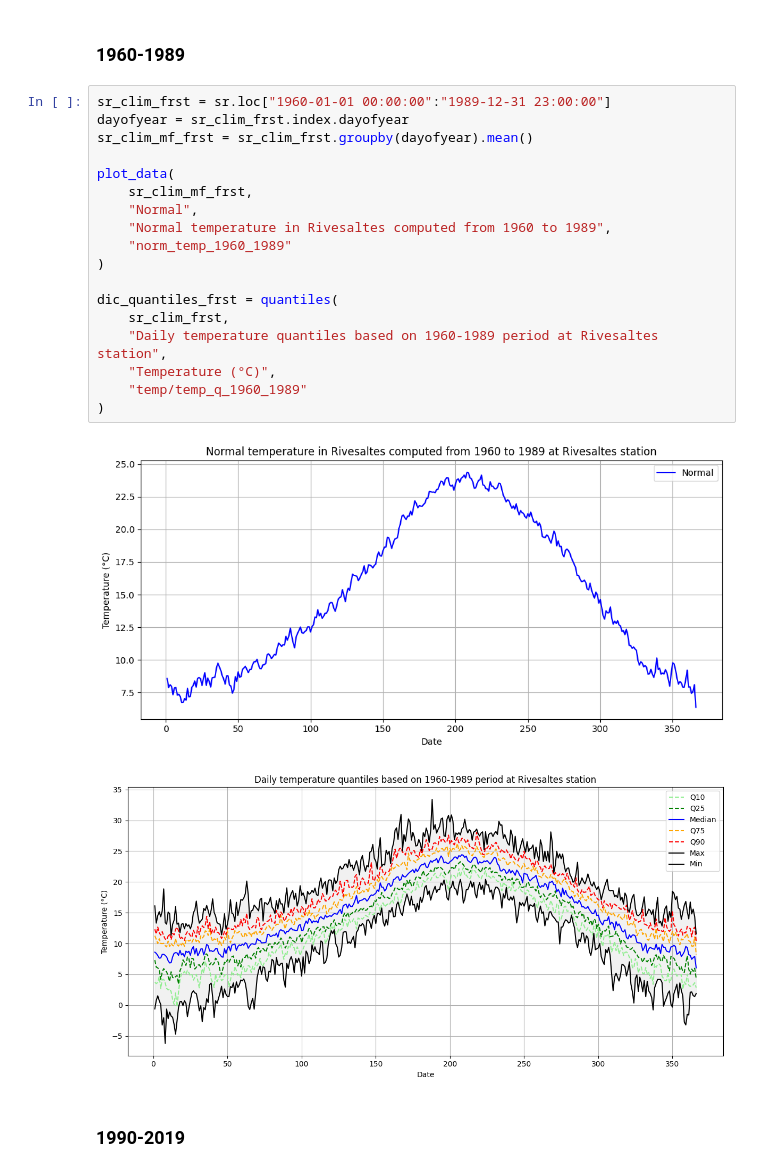
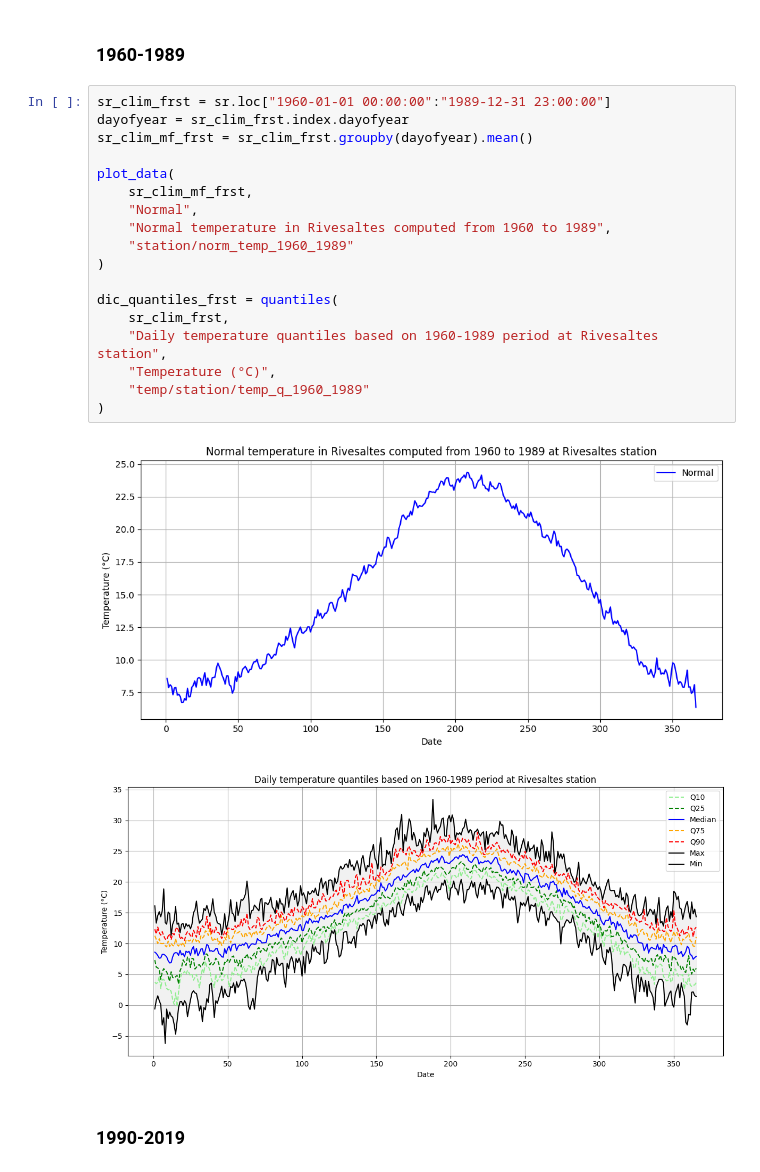
Before and after one commit to leopaulbaleneenm-source/Climate_Change_PO, a Jupyter notebook: notebooks/temp/temp_viz.ipynb, the cells around one changed output. Drawn from its saved outputs; the diff is of its cells as text.

```diff
--- a/notebooks/temp/temp_viz.ipynb
+++ b/notebooks/temp/temp_viz.ipynb
@@ -122,24 +122,24 @@ dic_bm_q = quantiles(
 # %%
 sr_clim_frst = sr.loc["1960-01-01 00:00:00":"1989-12-31 23:00:00"]
 dayofyear = sr_clim_frst.index.dayofyear
 sr_clim_mf_frst = sr_clim_frst.groupby(dayofyear).mean()
 
 plot_data(
     sr_clim_mf_frst,
     "Normal",
     "Normal temperature in Rivesaltes computed from 1960 to 1989",
-    "norm_temp_1960_1989"
+    "station/norm_temp_1960_1989"
 )
 
 dic_quantiles_frst = quantiles(
     sr_clim_frst,
     "Daily temperature quantiles based on 1960-1989 period at Rivesaltes station",
     "Temperature (°C)",
-    "temp/temp_q_1960_1989"
+    "temp/station/temp_q_1960_1989"
 )
 # %% [output]
 [figure]
-[figure, old version]
+[figure, new version]
 # %% [markdown]
 ### 1990-2019
 # %%
```
Also changed, not shown: parts of 3 cells of this notebook, 3 other files.
